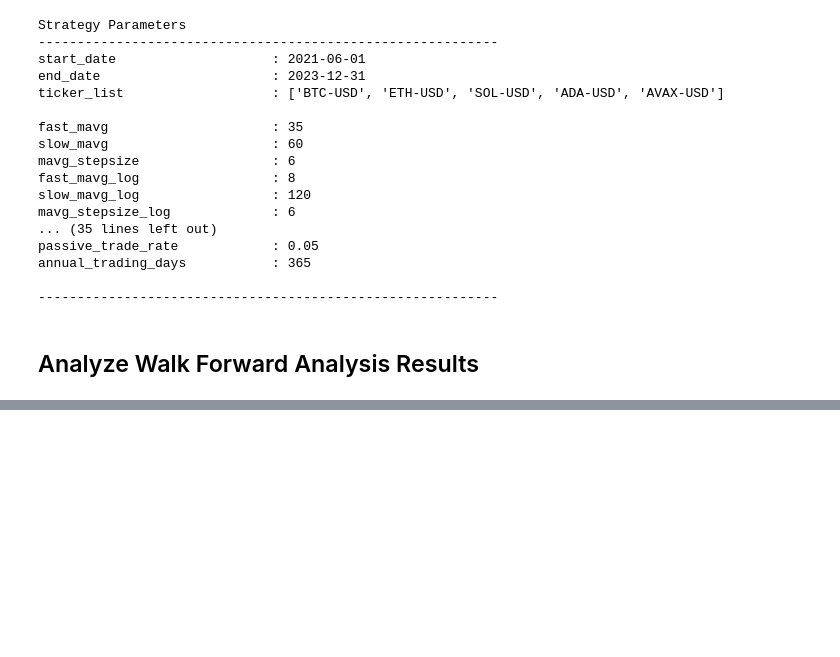
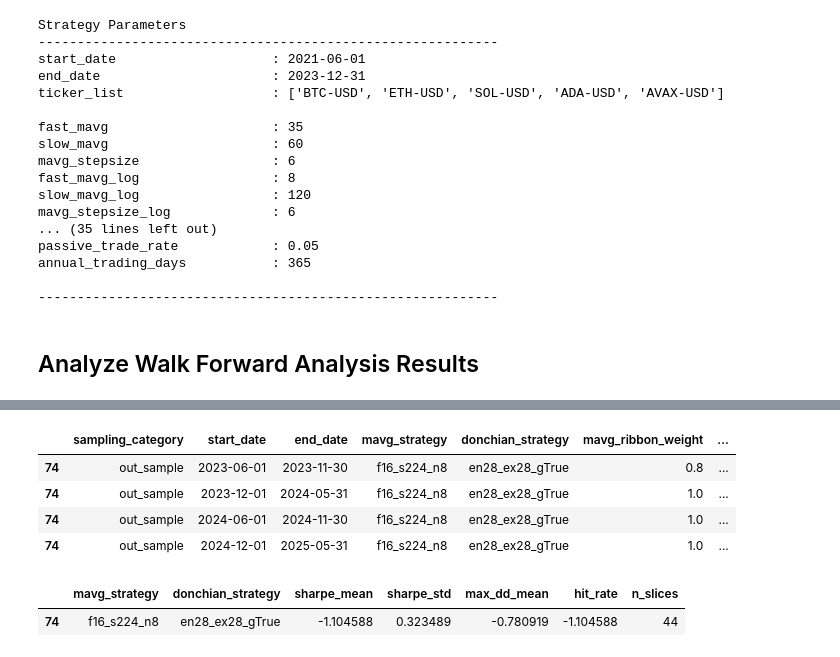
Before and after one commit to adheerchauhan/trend_following, a Jupyter notebook: Trend_Following_Parameter_Optimization_5.ipynb, the cells around one changed output, grey strips where cells are left out. Cells and saved outputs as stored; diff of their text form; code cells hidden in the pictures; blank space fills up the shorter version.

```diff
--- a/Trend_Following_Parameter_Optimization_5.ipynb
+++ b/Trend_Following_Parameter_Optimization_5.ipynb
@@ -921,0 +928,13 @@ df_performance_os_strategy_performance.sort_values('strategy_score', ascending=F
+# %%
+df_performance_os[(df_performance_os.mavg_strategy == 'f16_s224_n8') & (df_performance_os.donchian_strategy == 'en28_ex28_gTrue')]
+# %% [output]
+|  | sampling_category | start_date | end_date | mavg_strategy | donchian_strategy | mavg_ribbon_weight | ... |
+| 74 | out_sample | 2023-06-01 | 2023-11-30 | f16_s224_n8 | en28_ex28_gTrue | 0.8 | ... |
+| 74 | out_sample | 2023-12-01 | 2024-05-31 | f16_s224_n8 | en28_ex28_gTrue | 1.0 | ... |
+| 74 | out_sample | 2024-06-01 | 2024-11-30 | f16_s224_n8 | en28_ex28_gTrue | 1.0 | ... |
+| 74 | out_sample | 2024-12-01 | 2025-05-31 | f16_s224_n8 | en28_ex28_gTrue | 1.0 | ... |
+# %%
+df_performance_is_strategy_performance[(df_performance_is_strategy_performance.mavg_strategy == 'f16_s224_n8') & (df_performance_is_strategy_performance.donchian_strategy == 'en28_ex28_gTrue')]
+# %% [output]
+|  | mavg_strategy | donchian_strategy | sharpe_mean | sharpe_std | max_dd_mean | hit_rate | n_slices |
+| 74 | f16_s224_n8 | en28_ex28_gTrue | -1.104588 | 0.323489 | -0.780919 | -1.104588 | 44 |
```
Also changed, not shown: parts of 8 cells of this notebook.
